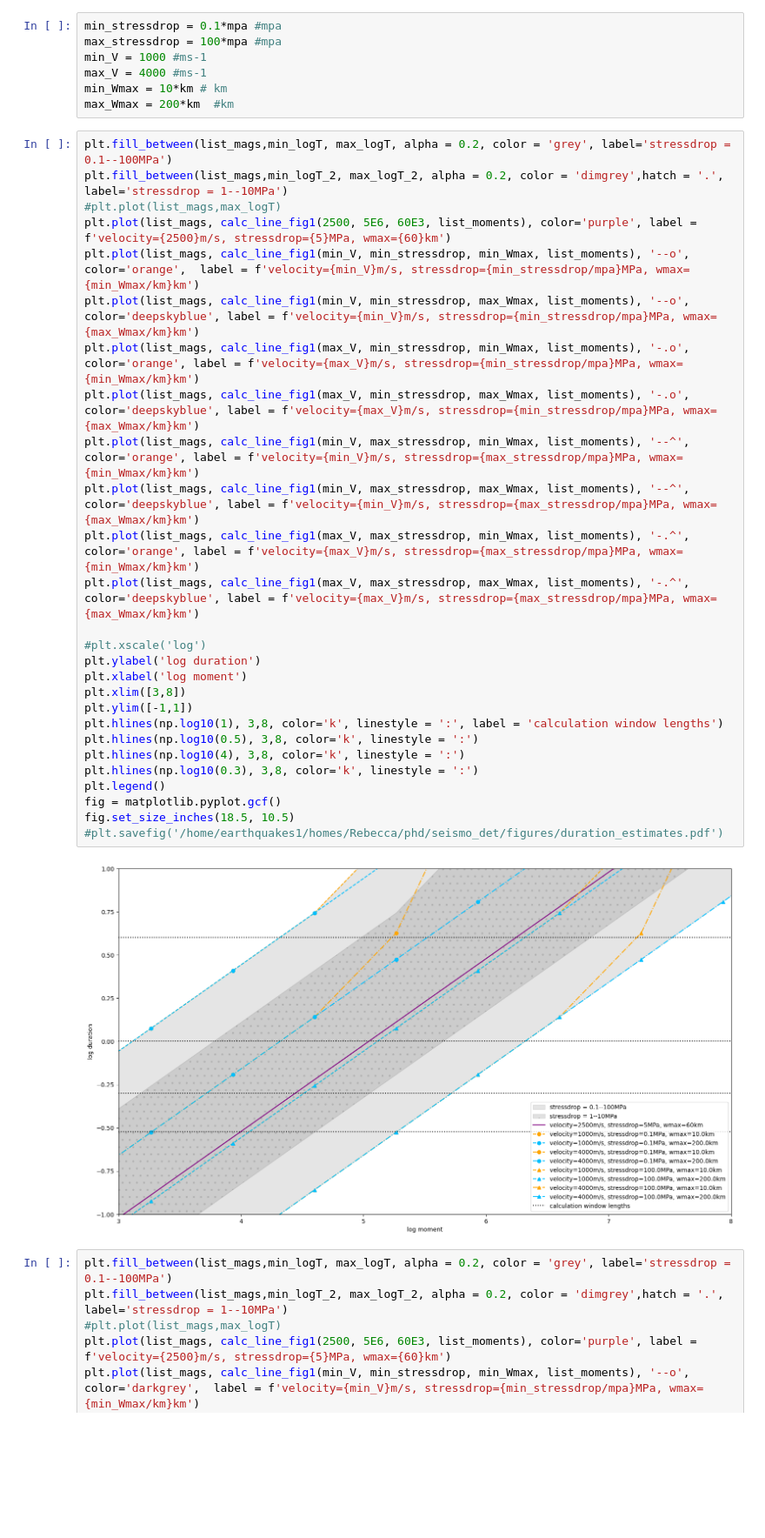
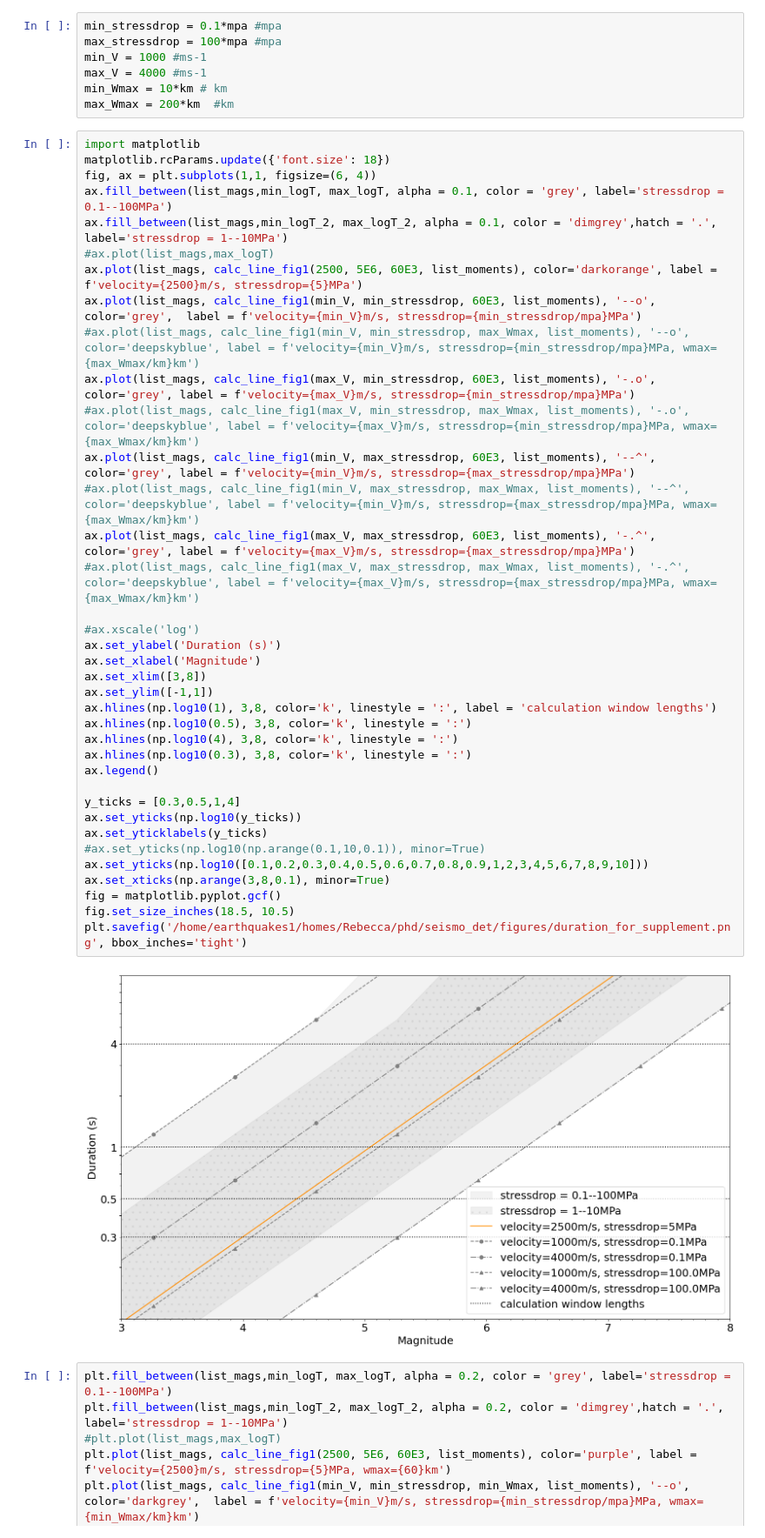
Before and after one commit to RebeccaColquhoun/seismo_det, a Jupyter notebook: code/durations.ipynb, the cells around one changed output. Shown at 87% size. Saved outputs shown, nothing was run; the diff lists cells and outputs as text; blank space fills up the shorter version.

Commit message:
update figures for paper

```diff
--- a/code/durations.ipynb
+++ b/code/durations.ipynb
@@ -147,34 +147,44 @@ max_V = 4000 #ms-1
 min_Wmax = 10*km # km
 max_Wmax = 200*km  #km
 # %%
-plt.fill_between(list_mags,min_logT, max_logT, alpha = 0.2, color = 'grey', label='stressdrop = 0.1--100MPa')
-plt.fill_between(list_mags,min_logT_2, max_logT_2, alpha = 0.2, color = 'dimgrey',hatch = '.', label='stressdrop = 1--10MPa')
-#plt.plot(list_mags,max_logT)
-plt.plot(list_mags, calc_line_fig1(2500, 5E6, 60E3, list_moments), color='purple', label = f'velocity={2500}m/s, stressdrop={5}MPa, wmax={60}km')
-plt.plot(list_mags, calc_line_fig1(min_V, min_stressdrop, min_Wmax, list_moments), '--o', color='orange',  label = f'velocity={min_V}m/s, stressdrop={min_stressdrop/mpa}MPa, wmax={min_Wmax/km}km')
-plt.plot(list_mags, calc_line_fig1(min_V, min_stressdrop, max_Wmax, list_moments), '--o', color='deepskyblue', label = f'velocity={min_V}m/s, stressdrop={min_stressdrop/mpa}MPa, wmax={max_Wmax/km}km')
-plt.plot(list_mags, calc_line_fig1(max_V, min_stressdrop, min_Wmax, list_moments), '-.o', color='orange', label = f'velocity={max_V}m/s, stressdrop={min_stressdrop/mpa}MPa, wmax={min_Wmax/km}km')
-plt.plot(list_mags, calc_line_fig1(max_V, min_stressdrop, max_Wmax, list_moments), '-.o', color='deepskyblue', label = f'velocity={max_V}m/s, stressdrop={min_stressdrop/mpa}MPa, wmax={max_Wmax/km}km')
-plt.plot(list_mags, calc_line_fig1(min_V, max_stressdrop, min_Wmax, list_moments), '--^', color='orange', label = f'velocity={min_V}m/s, stressdrop={max_stressdrop/mpa}MPa, wmax={min_Wmax/km}km')
-plt.plot(list_mags, calc_line_fig1(min_V, max_stressdrop, max_Wmax, list_moments), '--^', color='deepskyblue', label = f'velocity={min_V}m/s, stressdrop={max_stressdrop/mpa}MPa, wmax={max_Wmax/km}km')
-plt.plot(list_mags, calc_line_fig1(max_V, max_stressdrop, min_Wmax, list_moments), '-.^', color='orange', label = f'velocity={max_V}m/s, stressdrop={max_stressdrop/mpa}MPa, wmax={min_Wmax/km}km')
-plt.plot(list_mags, calc_line_fig1(max_V, max_stressdrop, max_Wmax, list_moments), '-.^', color='deepskyblue', label = f'velocity={max_V}m/s, stressdrop={max_stressdrop/mpa}MPa, wmax={max_Wmax/km}km')
+import matplotlib
+matplotlib.rcParams.update({'font.size': 18})
+fig, ax = plt.subplots(1,1, figsize=(6, 4))
+ax.fill_between(list_mags,min_logT, max_logT, alpha = 0.1, color = 'grey', label='stressdrop = 0.1--100MPa')
+ax.fill_between(list_mags,min_logT_2, max_logT_2, alpha = 0.1, color = 'dimgrey',hatch = '.', label='stressdrop = 1--10MPa')
+#ax.plot(list_mags,max_logT)
+ax.plot(list_mags, calc_line_fig1(2500, 5E6, 60E3, list_moments), color='darkorange', label = f'velocity={2500}m/s, stressdrop={5}MPa')
+ax.plot(list_mags, calc_line_fig1(min_V, min_stressdrop, 60E3, list_moments), '--o', color='grey',  label = f'velocity={min_V}m/s, stressdrop={min_stressdrop/mpa}MPa')
+#ax.plot(list_mags, calc_line_fig1(min_V, min_stressdrop, max_Wmax, list_moments), '--o', color='deepskyblue', label = f'velocity={min_V}m/s, stressdrop={min_stressdrop/mpa}MPa, wmax={max_Wmax/km}km')
+ax.plot(list_mags, calc_line_fig1(max_V, min_stressdrop, 60E3, list_moments), '-.o', color='grey', label = f'velocity={max_V}m/s, stressdrop={min_stressdrop/mpa}MPa')
+#ax.plot(list_mags, calc_line_fig1(max_V, min_stressdrop, max_Wmax, list_moments), '-.o', color='deepskyblue', label = f'velocity={max_V}m/s, stressdrop={min_stressdrop/mpa}MPa, wmax={max_Wmax/km}km')
+ax.plot(list_mags, calc_line_fig1(min_V, max_stressdrop, 60E3, list_moments), '--^', color='grey', label = f'velocity={min_V}m/s, stressdrop={max_stressdrop/mpa}MPa')
+#ax.plot(list_mags, calc_line_fig1(min_V, max_stressdrop, max_Wmax, list_moments), '--^', color='deepskyblue', label = f'velocity={min_V}m/s, stressdrop={max_stressdrop/mpa}MPa, wmax={max_Wmax/km}km')
+ax.plot(list_mags, calc_line_fig1(max_V, max_stressdrop, 60E3, list_moments), '-.^', color='grey', label = f'velocity={max_V}m/s, stressdrop={max_stressdrop/mpa}MPa')
+#ax.plot(list_mags, calc_line_fig1(max_V, max_stressdrop, max_Wmax, list_moments), '-.^', color='deepskyblue', label = f'velocity={max_V}m/s, stressdrop={max_stressdrop/mpa}MPa, wmax={max_Wmax/km}km')
 
-#plt.xscale('log')
-plt.ylabel('log duration')
-plt.xlabel('log moment')
-plt.xlim([3,8])
-plt.ylim([-1,1])
-plt.hlines(np.log10(1), 3,8, color='k', linestyle = ':', label = 'calculation window lengths')
-plt.hlines(np.log10(0.5), 3,8, color='k', linestyle = ':')
-plt.hlines(np.log10(4), 3,8, color='k', linestyle = ':')
-plt.hlines(np.log10(0.3), 3,8, color='k', linestyle = ':')
-plt.legend()
+#ax.xscale('log')
+ax.set_ylabel('Duration (s)')
+ax.set_xlabel('Magnitude')
+ax.set_xlim([3,8])
+ax.set_ylim([-1,1])
+ax.hlines(np.log10(1), 3,8, color='k', linestyle = ':', label = 'calculation window lengths')
+ax.hlines(np.log10(0.5), 3,8, color='k', linestyle = ':')
+ax.hlines(np.log10(4), 3,8, color='k', linestyle = ':')
+ax.hlines(np.log10(0.3), 3,8, color='k', linestyle = ':')
+ax.legend()
+
+y_ticks = [0.3,0.5,1,4]
+ax.set_yticks(np.log10(y_ticks))
+ax.set_yticklabels(y_ticks)
+#ax.set_yticks(np.log10(np.arange(0.1,10,0.1)), minor=True)
+ax.set_yticks(np.log10([0.1,0.2,0.3,0.4,0.5,0.6,0.7,0.8,0.9,1,2,3,4,5,6,7,8,9,10]))
+ax.set_xticks(np.arange(3,8,0.1), minor=True)
 fig = matplotlib.pyplot.gcf()
 fig.set_size_inches(18.5, 10.5)
-#plt.savefig('/home/earthquakes1/homes/Rebecca/phd/seismo_det/figures/duration_estimates.pdf')
+plt.savefig('/home/earthquakes1/homes/Rebecca/phd/seismo_det/figures/duration_for_supplement.png', bbox_inches='tight')
 # %% [output]
-[figure, old version]
+[figure, new version]
 # %%
 plt.fill_between(list_mags,min_logT, max_logT, alpha = 0.2, color = 'grey', label='stressdrop = 0.1--100MPa')
 plt.fill_between(list_mags,min_logT_2, max_logT_2, alpha = 0.2, color = 'dimgrey',hatch = '.', label='stressdrop = 1--10MPa')
```
Also changed, not shown: 6 other files.
